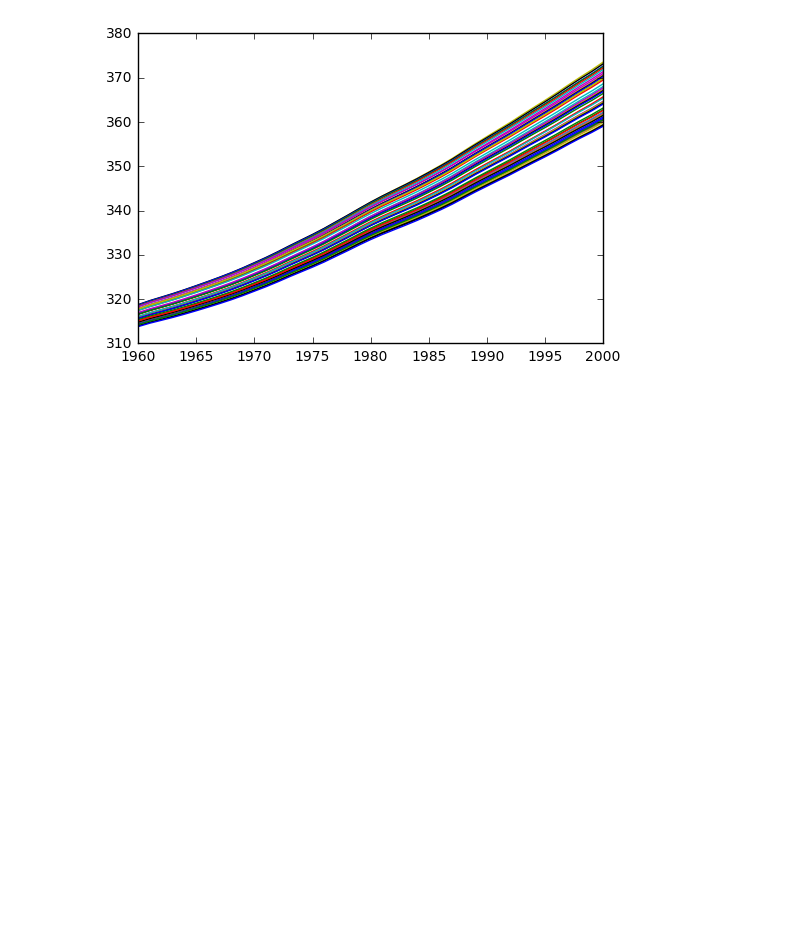
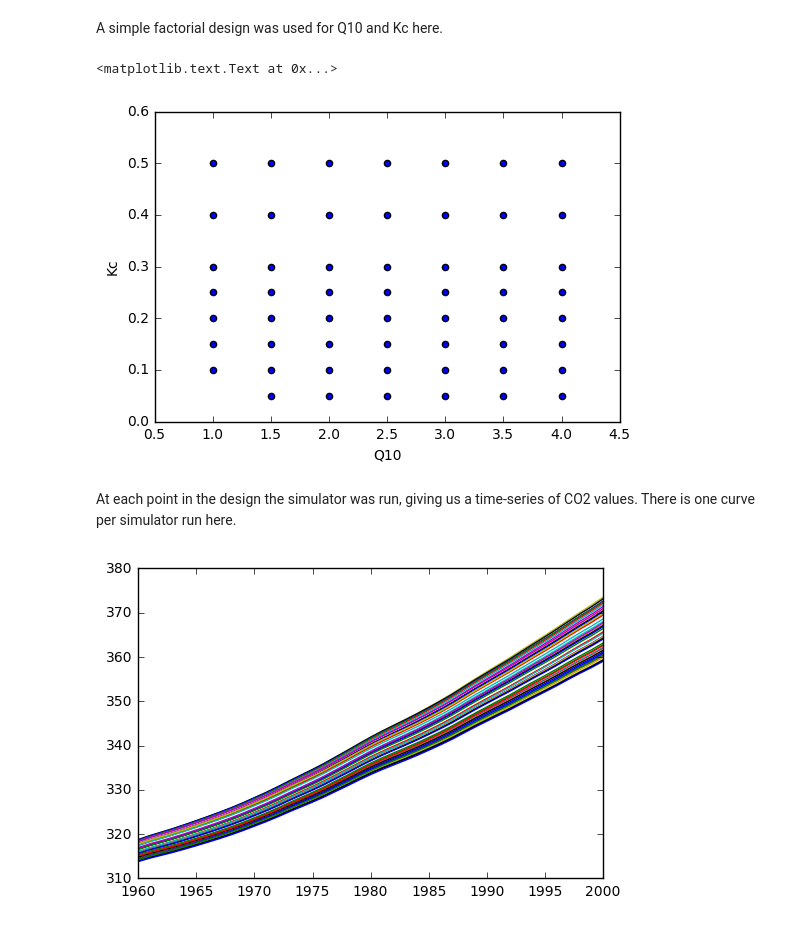
Before and after one commit to rich-d-wilkinson/PEN_Labs, a Jupyter notebook: PEN_Lab3.ipynb, the cells around one changed output. Cells and saved outputs as stored; diff of their text form; code cells hidden in the pictures; blank space fills up the shorter version.

```diff
--- a/PEN_Lab3.ipynb
+++ b/PEN_Lab3.ipynb
@@ -3,4 +24,16 @@
 import numpy as np
 from matplotlib import pyplot as plt
 import GPy
+# %% [markdown]
+A simple factorial design was used for Q10 and Kc here.
+# %%
+X = np.genfromtxt('https://raw.githubusercontent.com/rich-d-wilkinson/PEN_Labs/master/UVic_x.csv', delimiter=',', skip_header=1)
+plt.scatter(X[:,0], X[:,1])
+plt.xlabel('Q10')
+plt.ylabel('Kc')
+# %% [output]
+<matplotlib.text.Text at 0x...>
+[figure, added]
+# %% [markdown]
+At each point in the design the simulator was run, giving us a time-series of CO2 values. There is one curve per simulator run here.
 # %%
```
Also changed, not shown: parts of 46 cells of this notebook.
